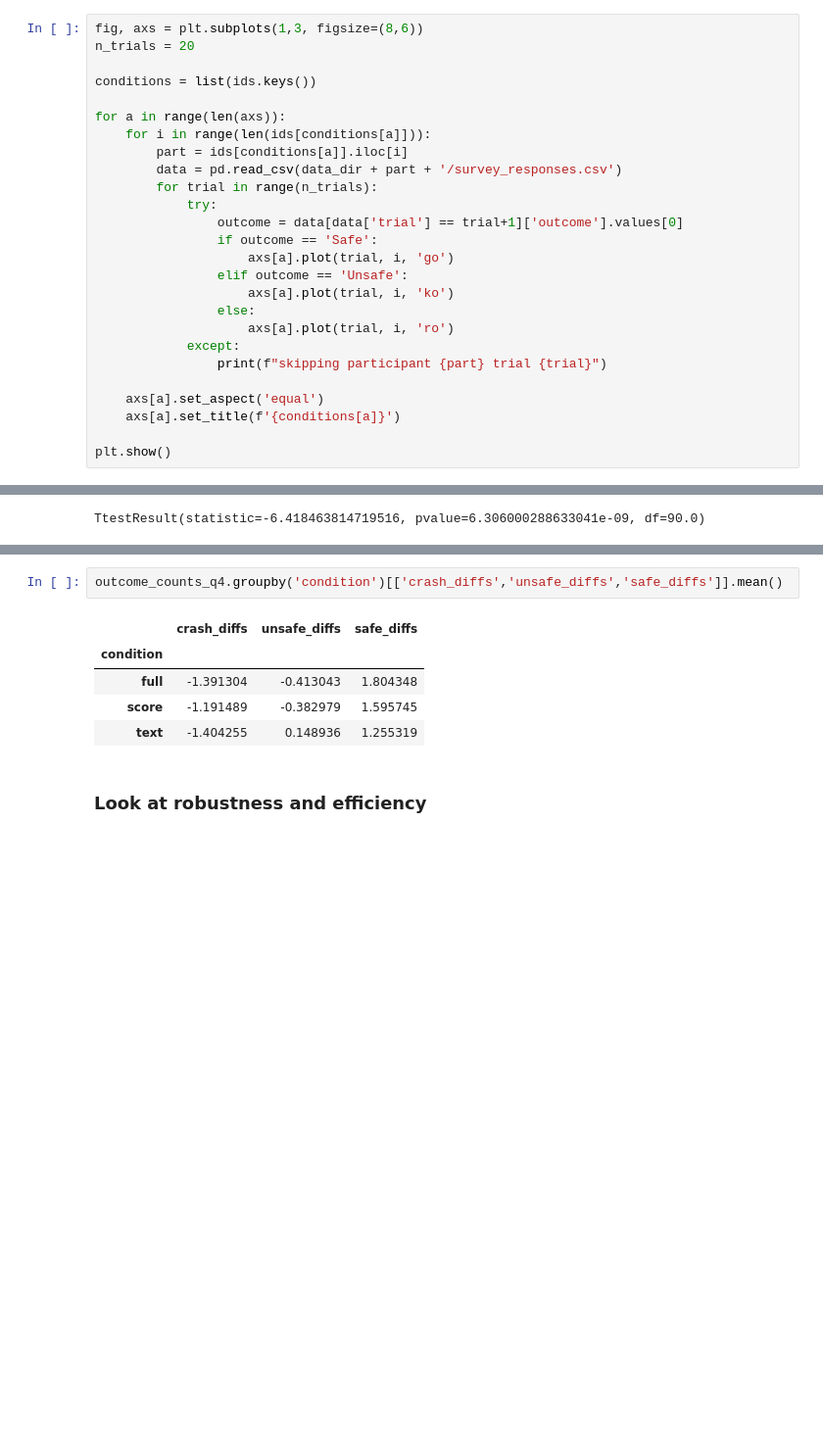
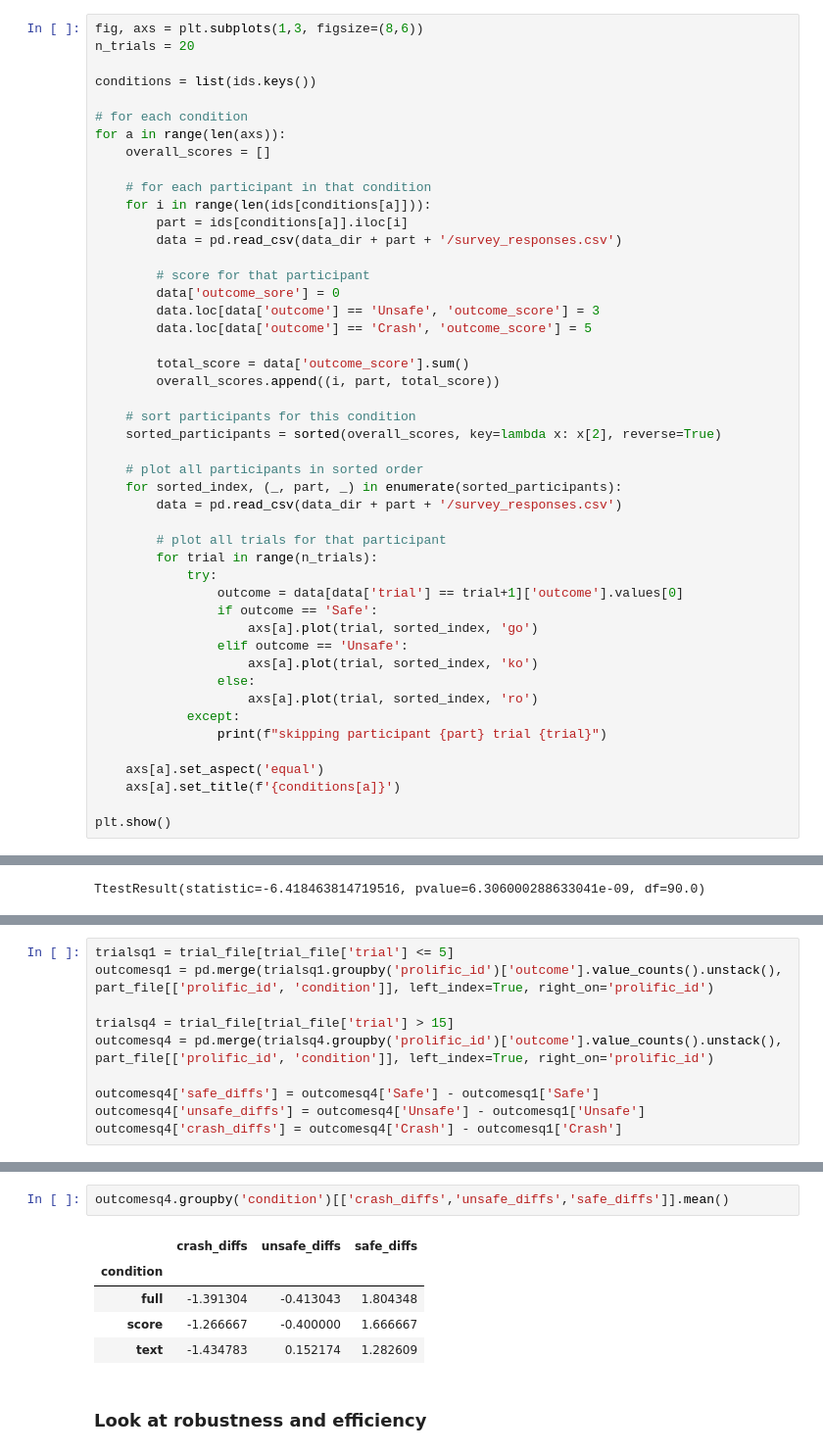
Before and after one commit to cairo-robotics/llm-multimodal-drone-feedback, a Jupyter notebook: analysis/analysis_brainstorm.ipynb, the cells around one changed output, grey strips where cells are left out. Shown: that part at 98% size. Cells and saved outputs as stored; diff of their text form; blank space fills up the shorter version.

```diff
--- a/analysis/analysis_brainstorm.ipynb
+++ b/analysis/analysis_brainstorm.ipynb
@@ -842,19 +861,40 @@ n_trials = 20
 
 conditions = list(ids.keys())
 
+# for each condition
 for a in range(len(axs)):
+    overall_scores = []
+
+    # for each participant in that condition
     for i in range(len(ids[conditions[a]])):
         part = ids[conditions[a]].iloc[i]
         data = pd.read_csv(data_dir + part + '/survey_responses.csv')
+
+        # score for that participant
+        data['outcome_sore'] = 0
+        data.loc[data['outcome'] == 'Unsafe', 'outcome_score'] = 3
+        data.loc[data['outcome'] == 'Crash', 'outcome_score'] = 5
+
+        total_score = data['outcome_score'].sum()
+        overall_scores.append((i, part, total_score))
+
+    # sort participants for this condition
+    sorted_participants = sorted(overall_scores, key=lambda x: x[2], reverse=True)
+
+    # plot all participants in sorted order
+    for sorted_index, (_, part, _) in enumerate(sorted_participants):
+        data = pd.read_csv(data_dir + part + '/survey_responses.csv')
+
+        # plot all trials for that participant
         for trial in range(n_trials):
             try:
                 outcome = data[data['trial'] == trial+1]['outcome'].values[0]
                 if outcome == 'Safe':
-                    axs[a].plot(trial, i, 'go')
+                    axs[a].plot(trial, sorted_index, 'go')
                 elif outcome == 'Unsafe':
-                    axs[a].plot(trial, i, 'ko')
+                    axs[a].plot(trial, sorted_index, 'ko')
                 else:
-                    axs[a].plot(trial, i, 'ro')
+                    axs[a].plot(trial, sorted_index, 'ro')
             except:
                 print(f"skipping participant {part} trial {trial}")
 
@@ -1496 +1532,11 @@ outcome_counts_q4['crash_diffs'] = outcome_counts_q4['Crash'] - outcome_counts_q
+# %%
+trialsq1 = trial_file[trial_file['trial'] <= 5]
+outcomesq1 = pd.merge(trialsq1.groupby('prolific_id')['outcome'].value_counts().unstack(), part_file[['prolific_id', 'condition']], left_index=True, right_on='prolific_id')
+
+trialsq4 = trial_file[trial_file['trial'] > 15]
+outcomesq4 = pd.merge(trialsq4.groupby('prolific_id')['outcome'].value_counts().unstack(), part_file[['prolific_id', 'condition']], left_index=True, right_on='prolific_id')
+
+outcomesq4['safe_diffs'] = outcomesq4['Safe'] - outcomesq1['Safe']
+outcomesq4['unsafe_diffs'] = outcomesq4['Unsafe'] - outcomesq1['Unsafe']
+outcomesq4['crash_diffs'] = outcomesq4['Crash'] - outcomesq1['Crash']
 # %%
@@ -1532,11 +1578,11 @@ KruskalResult(statistic=0.5204944662009738, pvalue=0.7708609798923889)
 # %%
-outcome_counts_q4.groupby('condition')[['crash_diffs','unsafe_diffs','safe_diffs']].mean()
+outcomesq4.groupby('condition')[['crash_diffs','unsafe_diffs','safe_diffs']].mean()
 # %% [output]
 |  | crash_diffs | unsafe_diffs | safe_diffs |
 | condition |  |  |  |
 | full | -1.391304 | -0.413043 | 1.804348 |
-| score | -1.191489 | -0.382979 | 1.595745 |
-| text | -1.404255 | 0.148936 | 1.255319 |
+| score | -1.266667 | -0.400000 | 1.666667 |
+| text | -1.434783 | 0.152174 | 1.282609 |
 # %% [markdown]
 ### Look at robustness and efficiency
 # %%
```
Also changed, not shown: parts of 106 cells of this notebook, 1 other file.
